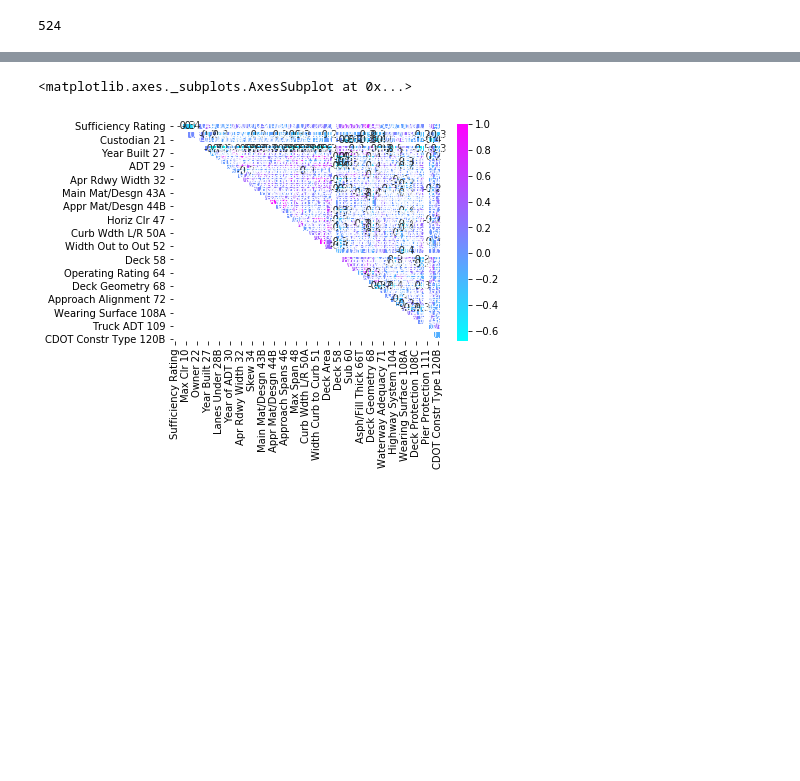
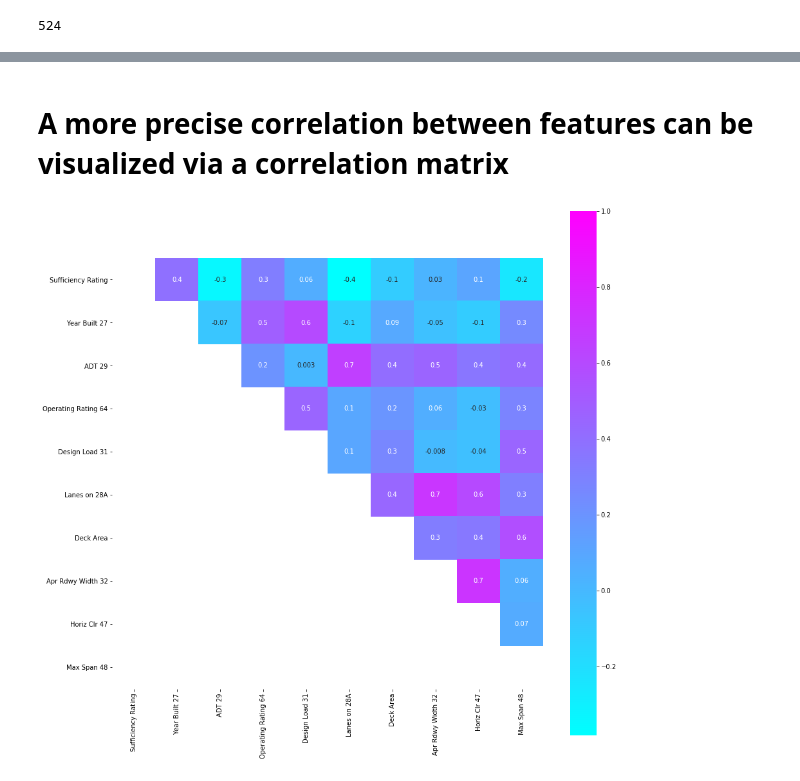
Before and after one commit to nnbaokhang/Descriptive-and-Predictive-Deep-Learning-Analytical-Tools-for-Enhanced-Bridge-Management, a Jupyter notebook: Dataset_Exploration.ipynb, the cells around one changed output, grey strips where cells are left out. Saved outputs shown, nothing was run; the diff lists cells and outputs as text; code cells hidden in the pictures; blank space fills up the shorter version.

```diff
--- a/Dataset_Exploration.ipynb
+++ b/Dataset_Exploration.ipynb
@@ -235,2 +264,2 @@ memory usage: 41.0 KB
 # %%
-sns.pairplot(df1, vars=['Sufficiency Rating', 'Year Built 27', 'ADT 29', 'Deck 58', 'Super 59', 'Sub 60', 'Operating Rating 64', 'Str Evaluation 67', 'Truck ADT 109', 'Apr Rdwy Width 32'])
+selected_columns = df[['Sufficiency Rating', 'Year Built 27', 'ADT 29', 'Operating Rating 64', 'Design Load 31', 'Lanes on 28A', 'Deck Area', 'Apr Rdwy Width 32', 'Horiz Clr 47', 'Max Span 48']]
@@ -260,0 +302,7 @@ dtype: object
+# %%
+Q1 = selected_columns.quantile(0.25)
+Q3 = selected_columns.quantile(0.75)
+IQR = Q3 - Q1
+
+selected_columns_o = selected_columns[~((selected_columns < (Q1 - 1.5 * IQR)) |(selected_columns > (Q3 + 1.5 * IQR))).any(axis=1)]
+selected_columns_o.shape
@@ -263,6 +356,11 @@ dtype: object
+# %% [markdown]
+# A more precise correlation between features can be visualized via a correlation matrix
 # %%
-mask = np.tril(df1.corr())
-sns.heatmap(df1.corr(), fmt='.1g', annot = True, cmap= 'cool', mask=mask)
+fig = plt.figure(figsize = (15, 15))
+
+mask = np.tril(selected_columns_o.corr())
+sns.heatmap(selected_columns_o.corr(), fmt='.1g', annot = True, cmap= 'cool', mask=mask, square=True)
+
+plt.show()
 # %% [output]
-<matplotlib.axes._subplots.AxesSubplot at 0x...>
-[figure, old version]
+[figure, new version]
```
Also changed, not shown: parts of 29 cells of this notebook.
